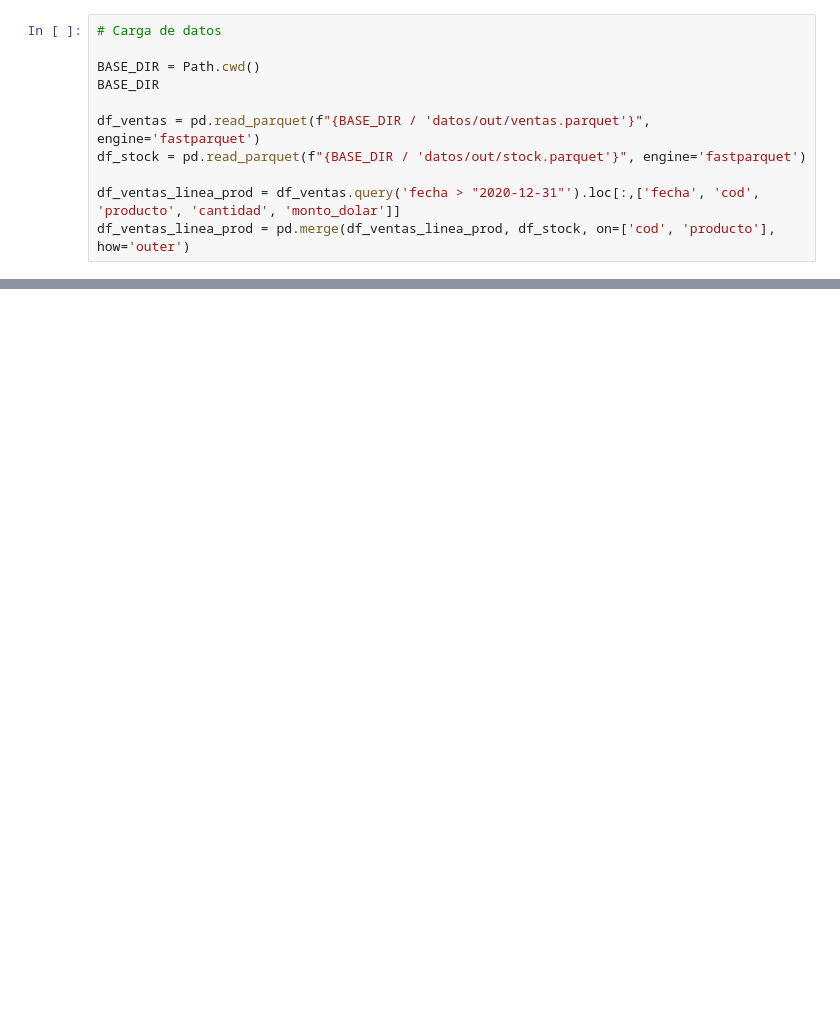
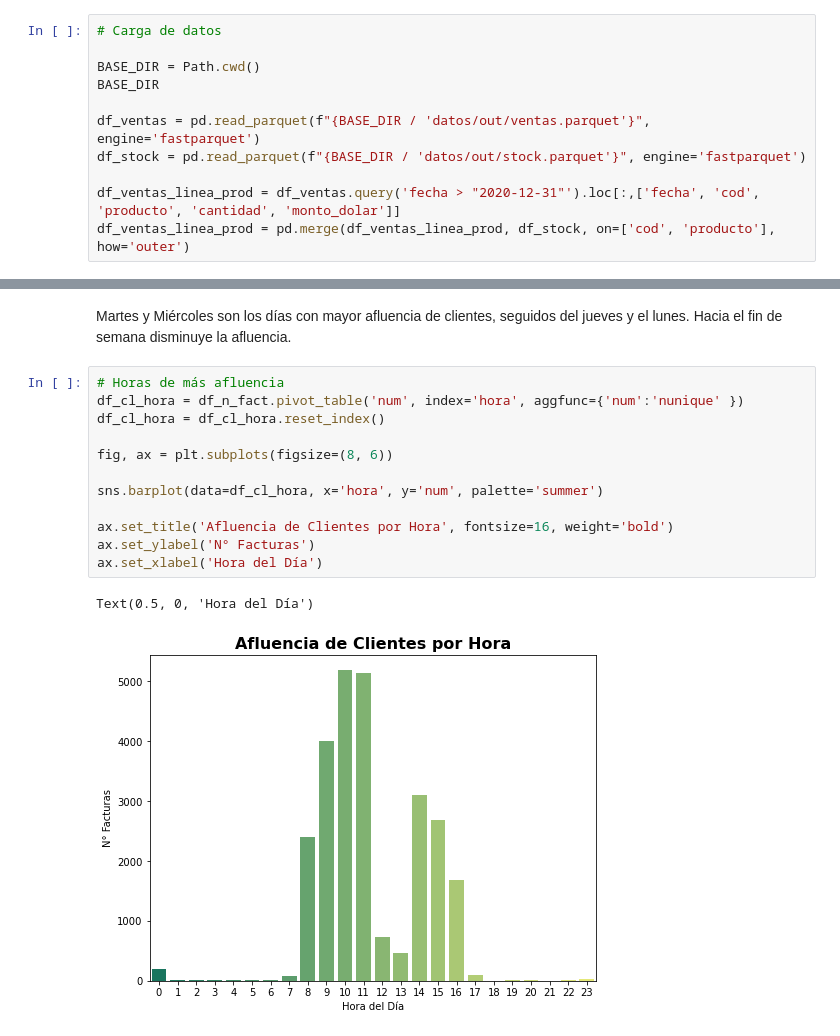
Before and after one commit to dchaconoca/proyecto-ventas, a Jupyter notebook: NB3_analisis_ventas_reporte.ipynb, the cells around one changed output, grey strips where cells are left out. Cells and saved outputs as stored; diff of their text form; blank space fills up the shorter version.

```diff
--- a/NB3_analisis_ventas_reporte.ipynb
+++ b/NB3_analisis_ventas_reporte.ipynb
@@ -154,0 +260,17 @@ El monto máximo de una venta es: 5686.28 y es la siguiente:
+# %% [markdown]
+Martes y Miércoles son los días con mayor afluencia de clientes, seguidos del jueves y el lunes. Hacia el fin de semana disminuye la afluencia.
+# %%
+# Horas de más afluencia
+df_cl_hora = df_n_fact.pivot_table('num', index='hora', aggfunc={'num':'nunique' })
+df_cl_hora = df_cl_hora.reset_index()
+
+fig, ax = plt.subplots(figsize=(8, 6))
+
+sns.barplot(data=df_cl_hora, x='hora', y='num', palette='summer')
+
+ax.set_title('Afluencia de Clientes por Hora', fontsize=16, weight='bold')
+ax.set_ylabel('N° Facturas')
+ax.set_xlabel('Hora del Día')
+# %% [output]
+Text(0.5, 0, 'Hora del Día')
+[figure, added]
```
Also changed, not shown: parts of 24 cells of this notebook, 6 other files.
